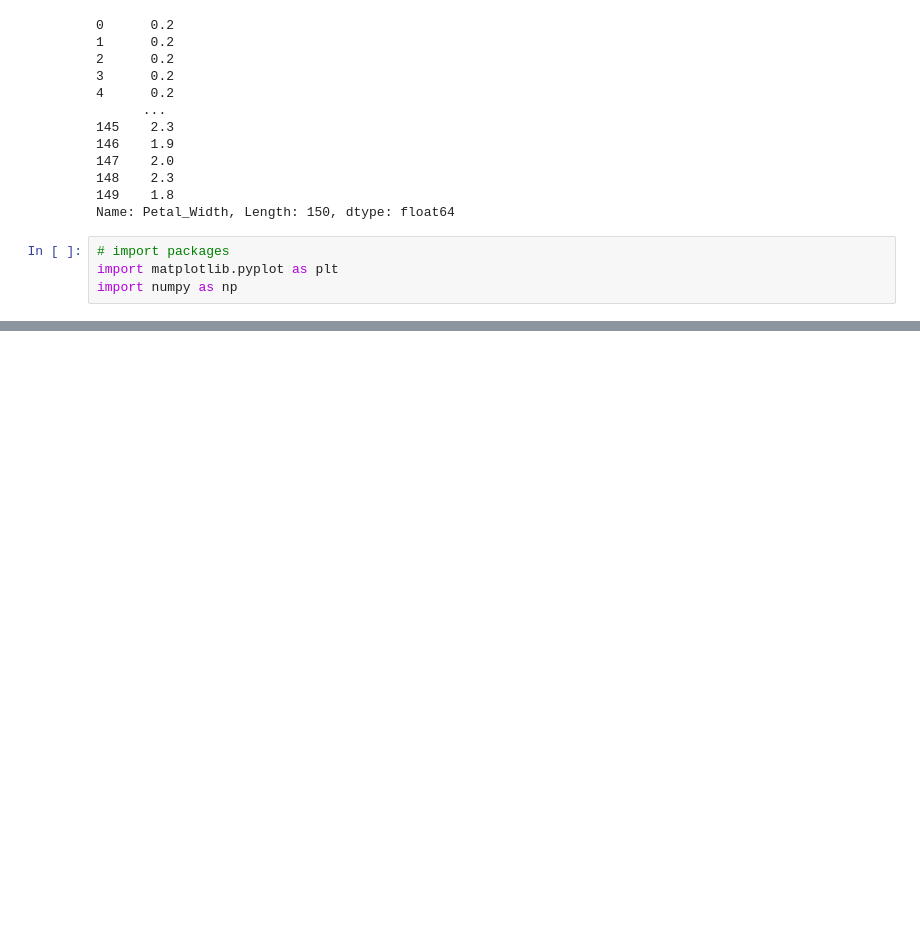
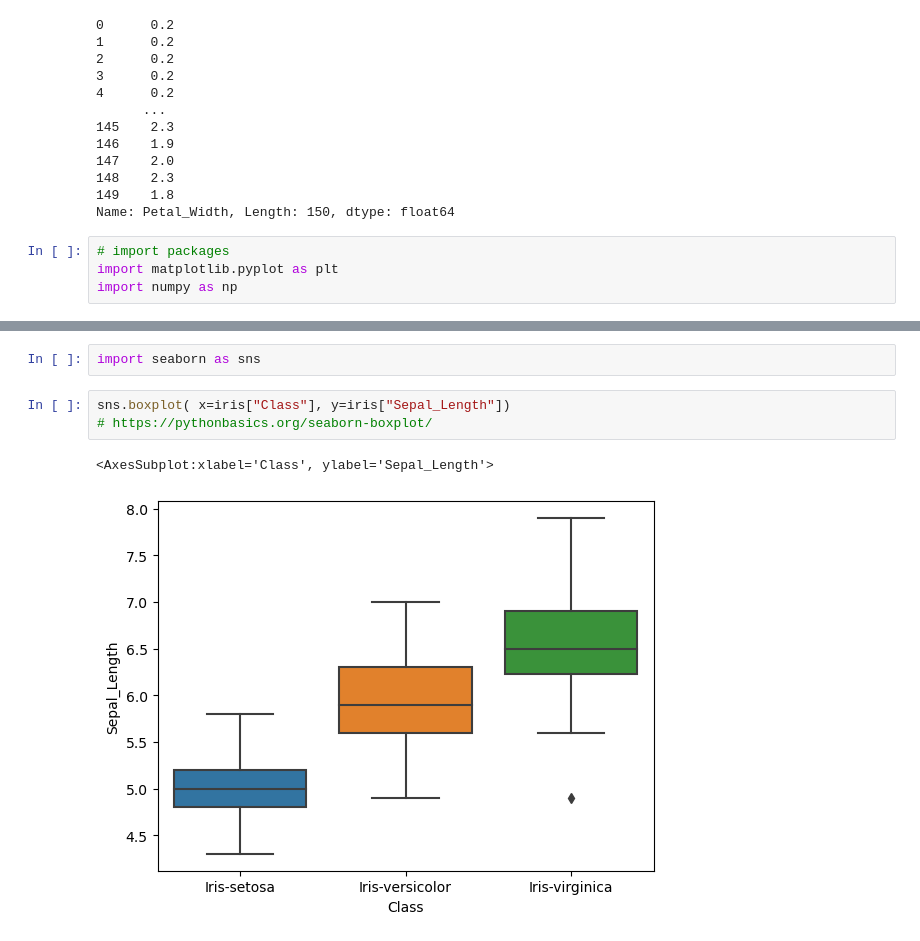
Before and after one commit to mhmdmahdi/funddata-assessment, a Jupyter notebook: practicals/04-outliers-exercises.ipynb, the cells around one changed output, grey strips where cells are left out. Cells and saved outputs as stored; diff of their text form; blank space fills up the shorter version.

```diff
--- a/practicals/04-outliers-exercises.ipynb
+++ b/practicals/04-outliers-exercises.ipynb
@@ -386,0 +188,8 @@ a1.boxplot([sepal_length, sepal_width, petal_length, petal_width]);
+# %%
+import seaborn as sns
+# %%
+sns.boxplot( x=iris["Class"], y=iris["Sepal_Length"])
+# https://pythonbasics.org/seaborn-boxplot/
+# %% [output]
+<AxesSubplot:xlabel='Class', ylabel='Sepal_Length'>
+[figure, added]
```
Also changed, not shown: parts of 34 cells of this notebook.
